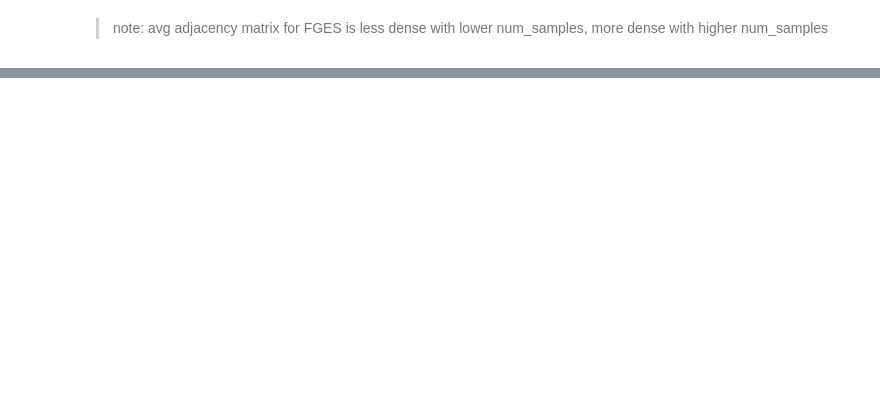
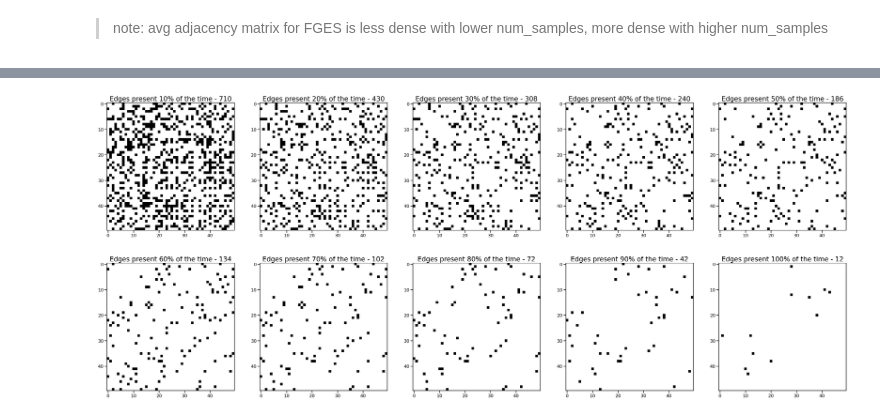
Before and after one commit to jyhong05/CFL_Research, a Jupyter notebook: neuro_pc_fges/run_fges.ipynb, the cells around one changed output, grey strips where cells are left out. Drawn from its saved outputs; the diff is of its cells as text; code cells hidden in the pictures; blank space fills up the shorter version.

```diff
--- a/neuro_pc_fges/run_fges.ipynb
+++ b/neuro_pc_fges/run_fges.ipynb
@@ -57,0 +68,17 @@ _ = plt.title('Avg FGES adjacency matrix for subject 3')
+# %%
+s_params = [4, 5, 6, 7, 8, 9, 10, 11, 12, 13, 14]
+avg_adj_mats_per_s = []
+mad_mats = []
+deviations = []
+
+for s in s_params:
+    avg_adj_mats = []
+    for i in range(1, 17):
+        subject_data = combined_data[f's{i:02d}']
+        avg_adj_mat, _ = fges_avg_adj_mat_and_results(subject_data, num_samples, num_samplings, s=s)
+        avg_adj_mats.append(avg_adj_mat)
+
+    avg_adj_mats_per_s.append(avg_adj_mats)
+    mad = mean_abs_deviations(avg_adj_mats)
+    mad_mats.append(mad[0])
+    deviations.append(mad[1])
@@ -57,0 +93,9 @@ _ = plt.title('Avg FGES adjacency matrix for subject 3')
+# %%
+fig, axs = plt.subplots(4, 4, figsize=(40,40))
+
+print('Average adjacency matrices with sparsity parameter = 4')
+avg_adj_mats_s4 = avg_adj_mats_per_s[0]
+
+for i, ax in enumerate(axs.flatten()):
+    ax.imshow(avg_adj_mats_s4[i], cmap='binary', interpolation='nearest')
+    ax.set_title(f'Average FGES adjacency matrix for subject {i+1}', fontsize=20)
@@ -57,0 +105,19 @@ _ = plt.title('Avg FGES adjacency matrix for subject 3')
+# %%
+filtered_by_percent_edges = []
+
+fig, axs = plt.subplots(2, 5, figsize=(50,20))
+flat_axs = axs.flatten()
+
+results_avg = np.mean(avg_adj_mats_s4, axis=0)
+
+for i in range(1,11):
+    filter_percent = i/10
+    filtered_edges = np.where(results_avg >= filter_percent, 1, 0)
+
+    num_adj_edges = np.sum(filtered_edges)
+
+    ax = flat_axs[i-1]
+    ax.imshow(filtered_edges, cmap='binary', interpolation='nearest')
+    ax.set_title(f'Edges present {i*10}% of the time - {num_adj_edges}', fontsize=25)
+# %% [output]
+[figure, added]
```
Also changed, not shown: parts of 23 cells of this notebook, 3 other files.
